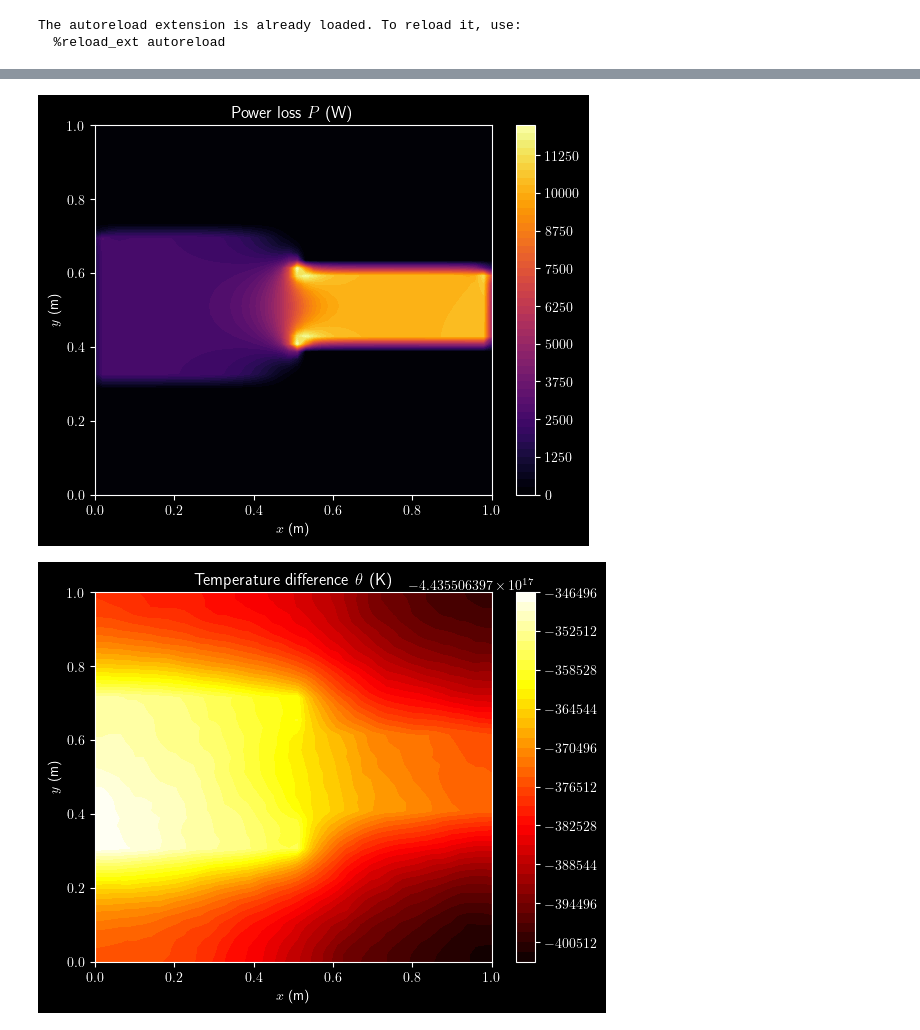
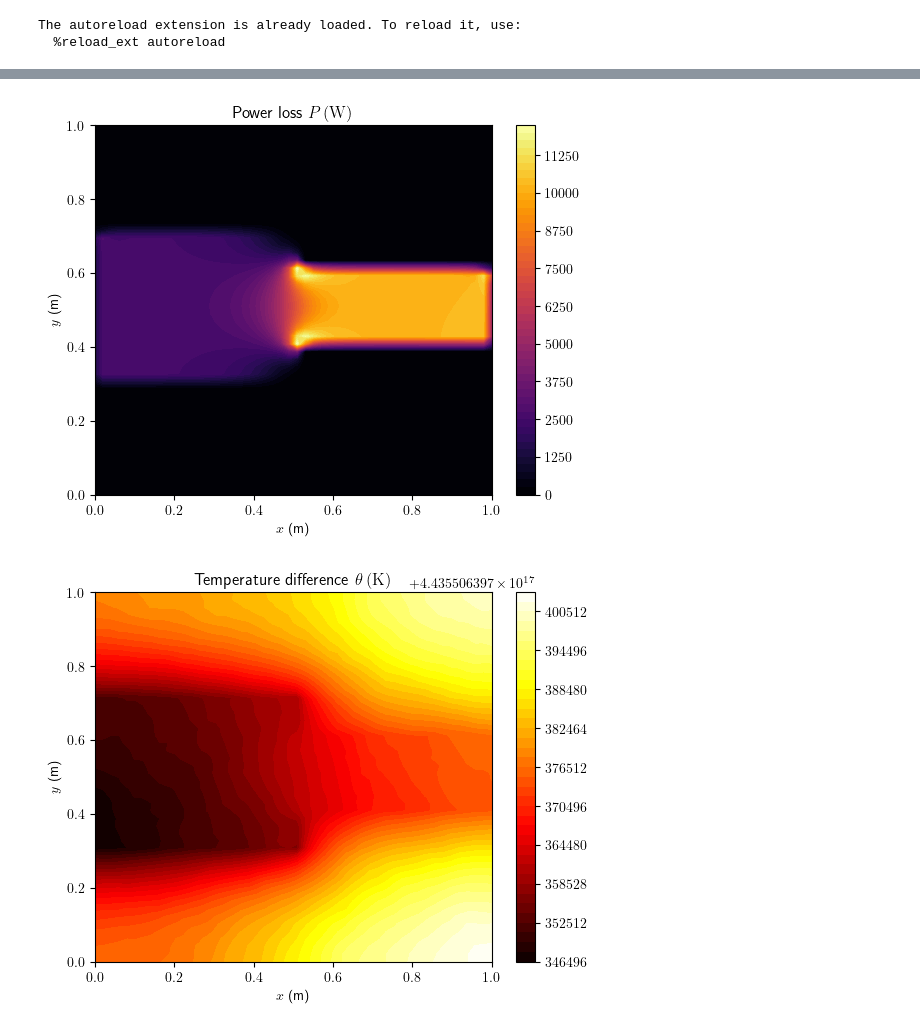
Before and after one commit to Devoev/multiphysics, a Jupyter notebook: main.ipynb, the cells around one changed output, grey strips where cells are left out. Cells and saved outputs as stored; diff of their text form; code cells hidden in the pictures.

```diff
--- a/main.ipynb
+++ b/main.ipynb
@@ -19,11 +20,15 @@ from fit.solver.solve_poisson import solve_poisson
 The autoreload extension is already loaded. To reload it, use:
   %reload_ext autoreload
 # %%
-## Plot settings
+## matplotlib settings
 if darkdetect.isDark():
     plt.style.use('dark_background')
 else:
     plt.style.use('default')
+
+plt.rcParams.update({
+    "text.usetex": True
+})
 # %%
 ## Generate mesh
 n = 50
@@ -93,15 +98,15 @@ pe = e * j                  # Power on edge vector
 pv = 0.5*np.abs(g.T) @ pe   # Power on dual volume vector
 # %%
 ## Plot power
-plot_pot(msh, pv, nz=2, levels=n, cmap='inferno', title='Power loss $P$ (W)')
+plot_pot(msh, pv, nz=2, levels=n, cmap='inferno', title='Power loss $P\,\mathrm{(W)}$')
 # %% [output]
-[figure, old version]
+[figure, new version]
 # %%
 ## Solve thermal system
 bc = np.full(msh.np, np.nan)
-theta = solve_poisson(msh, -pv, m_lam, bc)
+theta = solve_poisson(msh, pv, m_lam, bc)
 # %%
 ## Plot theta
-plot_pot(msh, theta, nz=2, levels=n, cmap='hot', title=r'Temperature difference $\theta$ (K)')
+plot_pot(msh, theta, nz=2, levels=n, cmap='hot', title=r'Temperature difference $\theta\,\mathrm{(K)}$')
 # %% [output]
-[figure, old version]
+[figure, new version]
```
Also changed, not shown: parts of 3 cells of this notebook, 1 other file.
